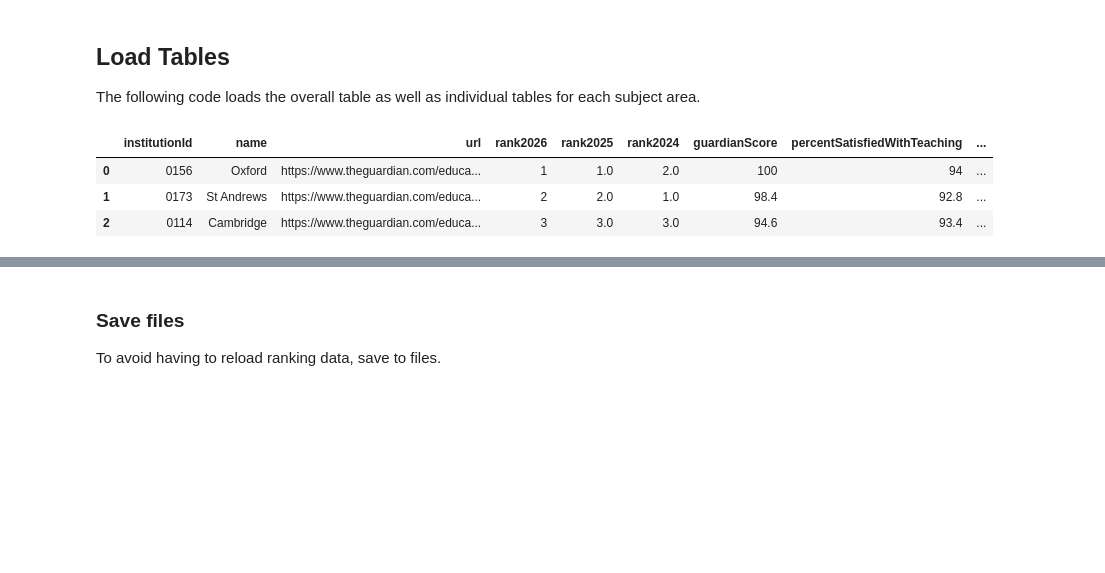
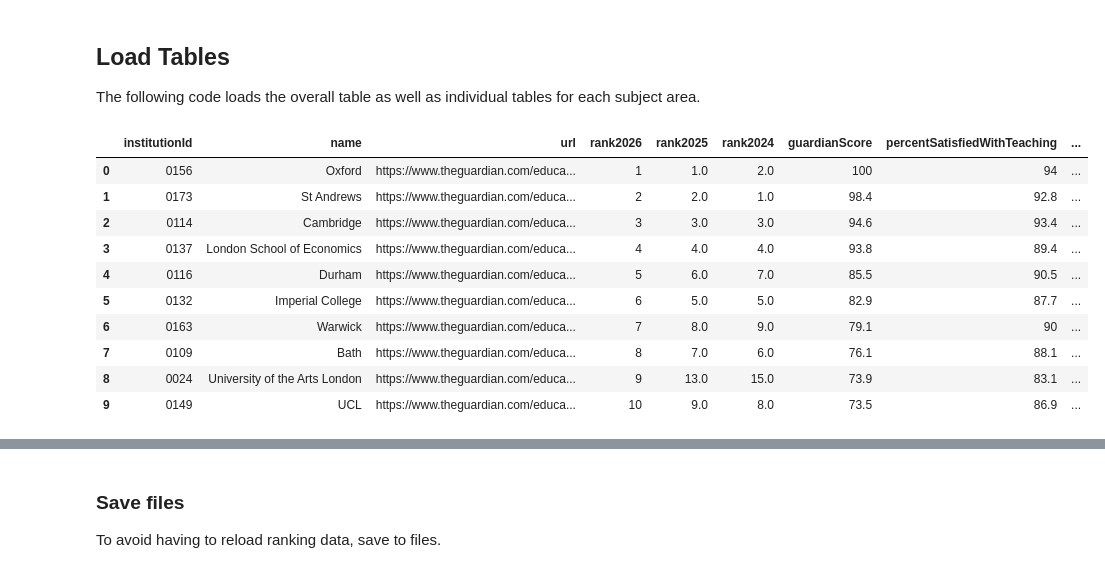
Before and after one commit to mjduarterosa/guardian-univ-ranking, a Jupyter notebook: explore_ranking.ipynb, the cells around one changed output, grey strips where cells are left out. Saved outputs shown, nothing was run; the diff lists cells and outputs as text; code cells hidden in the pictures; blank space fills up the shorter version.

```diff
--- a/explore_ranking.ipynb
+++ b/explore_ranking.ipynb
@@ -14,9 +14,16 @@ subjects = ranking["subjects"]
 subject_dataframes = ranking["subject_dataframes"]
 # %%
 # Preview main table
-main_rank.head(3)
+main_rank.head(10)
 # %% [output]
 |  | institutionId | name | url | rank2026 | rank2025 | rank2024 | guardianScore | percentSatisfiedWithTeaching | ... |
 | 0 | 0156 | Oxford | https://www.theguardian.com/educa... | 1 | 1.0 | 2.0 | 100 | 94 | ... |
 | 1 | 0173 | St Andrews | https://www.theguardian.com/educa... | 2 | 2.0 | 1.0 | 98.4 | 92.8 | ... |
 | 2 | 0114 | Cambridge | https://www.theguardian.com/educa... | 3 | 3.0 | 3.0 | 94.6 | 93.4 | ... |
+| 3 | 0137 | London School of Economics | https://www.theguardian.com/educa... | 4 | 4.0 | 4.0 | 93.8 | 89.4 | ... |
+| 4 | 0116 | Durham | https://www.theguardian.com/educa... | 5 | 6.0 | 7.0 | 85.5 | 90.5 | ... |
+| 5 | 0132 | Imperial College | https://www.theguardian.com/educa... | 6 | 5.0 | 5.0 | 82.9 | 87.7 | ... |
+| 6 | 0163 | Warwick | https://www.theguardian.com/educa... | 7 | 8.0 | 9.0 | 79.1 | 90 | ... |
+| 7 | 0109 | Bath | https://www.theguardian.com/educa... | 8 | 7.0 | 6.0 | 76.1 | 88.1 | ... |
+| 8 | 0024 | University of the Arts London | https://www.theguardian.com/educa... | 9 | 13.0 | 15.0 | 73.9 | 83.1 | ... |
+| 9 | 0149 | UCL | https://www.theguardian.com/educa... | 10 | 9.0 | 8.0 | 73.5 | 86.9 | ... |
```
Also changed, not shown: parts of 4 cells of this notebook.
